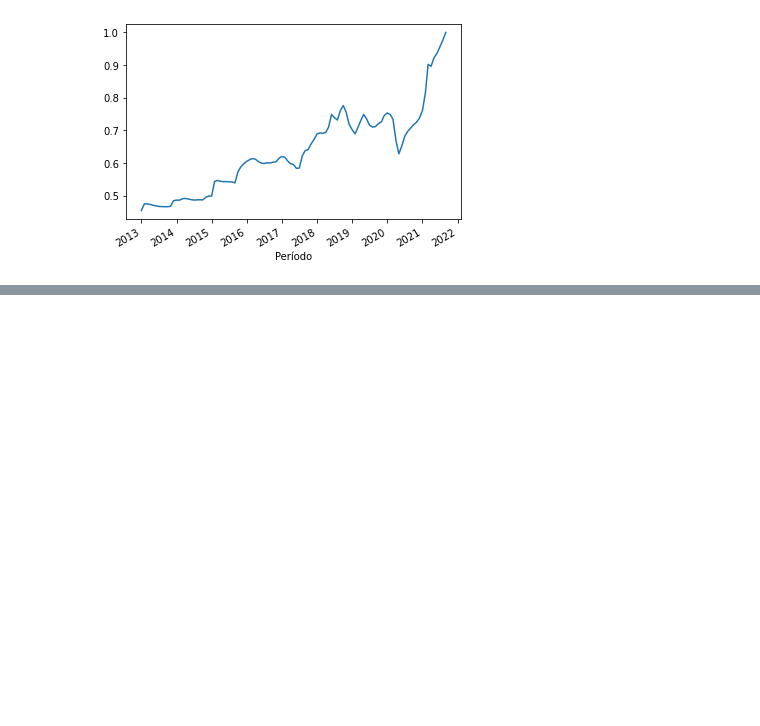
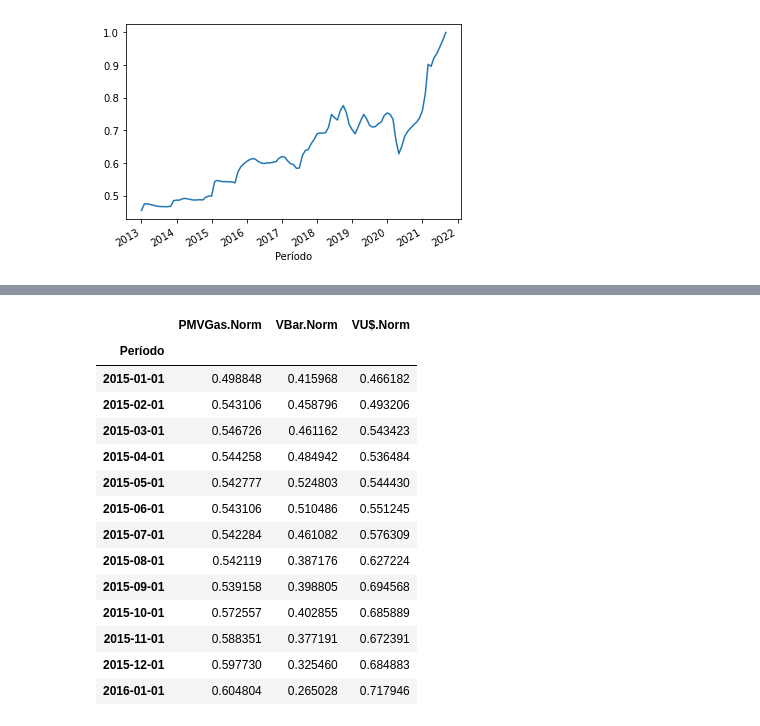
Before and after one commit to ednaelxd/residencia, a Jupyter notebook: desenvolvimento.ipynb, the cells around one changed output, grey strips where cells are left out. Drawn from its saved outputs; the diff is of its cells as text; code cells hidden in the pictures; blank space fills up the shorter version.

```diff
--- a/desenvolvimento.ipynb
+++ b/desenvolvimento.ipynb
@@ -94,2 +99,20 @@ frames.loc['2015-01-01':].corr()
 | VBar.Norm | 0.525400 | 1.000000 | -0.120171 |
 | VU$.Norm | 0.694387 | -0.120171 | 1.000000 |
+# %%
+frames.loc['2015-01-01':'2016-01-01']
+# %% [output]
+|  | PMVGas.Norm | VBar.Norm | VU$.Norm |
+| Período |  |  |  |
+| 2015-01-01 | 0.498848 | 0.415968 | 0.466182 |
+| 2015-02-01 | 0.543106 | 0.458796 | 0.493206 |
+| 2015-03-01 | 0.546726 | 0.461162 | 0.543423 |
+| 2015-04-01 | 0.544258 | 0.484942 | 0.536484 |
+| 2015-05-01 | 0.542777 | 0.524803 | 0.544430 |
+| 2015-06-01 | 0.543106 | 0.510486 | 0.551245 |
+| 2015-07-01 | 0.542284 | 0.461082 | 0.576309 |
+| 2015-08-01 | 0.542119 | 0.387176 | 0.627224 |
+| 2015-09-01 | 0.539158 | 0.398805 | 0.694568 |
+| 2015-10-01 | 0.572557 | 0.402855 | 0.685889 |
+| 2015-11-01 | 0.588351 | 0.377191 | 0.672391 |
+| 2015-12-01 | 0.597730 | 0.325460 | 0.684883 |
+| 2016-01-01 | 0.604804 | 0.265028 | 0.717946 |
```
Also changed, not shown: parts of 10 cells of this notebook, 2 other files.
